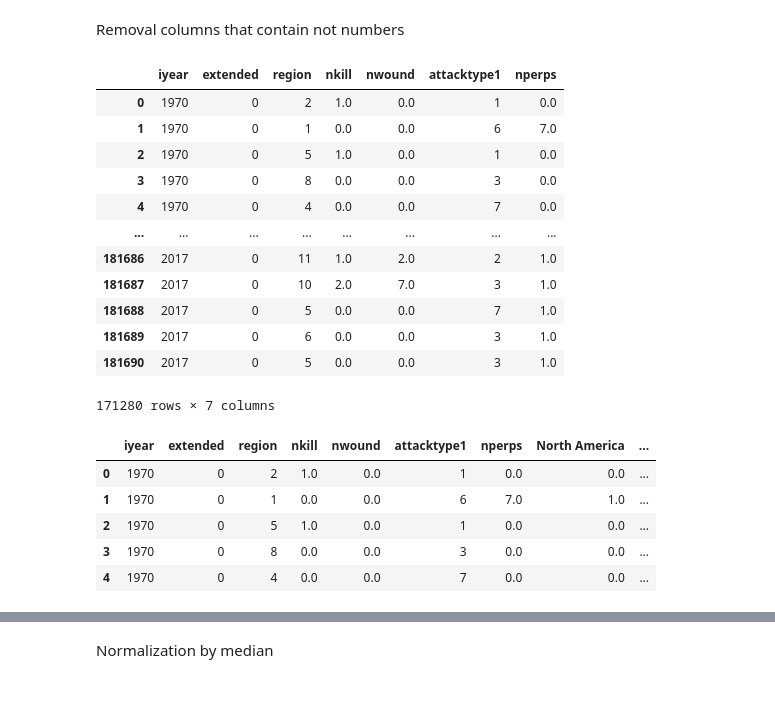
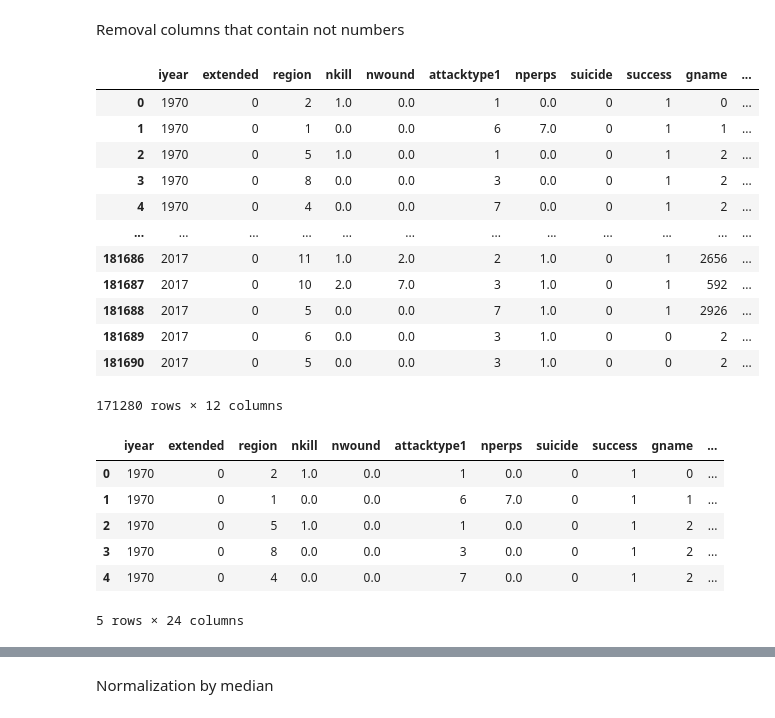
Before and after one commit to GarlicRoll/ML-TerrActs, a Jupyter notebook: MLLAB01.ipynb, the cells around one changed output, grey strips where cells are left out. Cells and saved outputs as stored; diff of their text form; code cells hidden in the pictures.

```diff
--- a/MLLAB01.ipynb
+++ b/MLLAB01.ipynb
@@ -74,0 +97,3 @@ array([[<Axes: title={'center': 'iyear'}>]], dtype=object)
+# %%
+df['gname'] = pd.factorize(df['gname'])[0]
+df
@@ -147,25 +191,25 @@ Removal columns that contain not numbers
 # %%
 df = df.select_dtypes(include='number')
 df = df.fillna(0)
-df = df[["iyear", "extended", "region", "nkill", "nwound", "attacktype1", "nperps"]]
+df = df[["iyear", "extended", "region", "nkill", "nwound", "attacktype1", "nperps", "suicide", "success", "gname", "individual", "targtype1"]]
 df = df.loc[df['nperps'] < 1000]
 df = df.replace([-99], 1)
 df_without_onehot = df
 df
 # %% [output]
-|  | iyear | extended | region | nkill | nwound | attacktype1 | nperps |
-| 0 | 1970 | 0 | 2 | 1.0 | 0.0 | 1 | 0.0 |
-| 1 | 1970 | 0 | 1 | 0.0 | 0.0 | 6 | 7.0 |
-| 2 | 1970 | 0 | 5 | 1.0 | 0.0 | 1 | 0.0 |
-| 3 | 1970 | 0 | 8 | 0.0 | 0.0 | 3 | 0.0 |
-| 4 | 1970 | 0 | 4 | 0.0 | 0.0 | 7 | 0.0 |
-| ... | ... | ... | ... | ... | ... | ... | ... |
-| 181686 | 2017 | 0 | 11 | 1.0 | 2.0 | 2 | 1.0 |
-| 181687 | 2017 | 0 | 10 | 2.0 | 7.0 | 3 | 1.0 |
-| 181688 | 2017 | 0 | 5 | 0.0 | 0.0 | 7 | 1.0 |
-| 181689 | 2017 | 0 | 6 | 0.0 | 0.0 | 3 | 1.0 |
-| 181690 | 2017 | 0 | 5 | 0.0 | 0.0 | 3 | 1.0 |
+|  | iyear | extended | region | nkill | nwound | attacktype1 | nperps | suicide | success | gname | ... |
+| 0 | 1970 | 0 | 2 | 1.0 | 0.0 | 1 | 0.0 | 0 | 1 | 0 | ... |
+| 1 | 1970 | 0 | 1 | 0.0 | 0.0 | 6 | 7.0 | 0 | 1 | 1 | ... |
+| 2 | 1970 | 0 | 5 | 1.0 | 0.0 | 1 | 0.0 | 0 | 1 | 2 | ... |
+| 3 | 1970 | 0 | 8 | 0.0 | 0.0 | 3 | 0.0 | 0 | 1 | 2 | ... |
+| 4 | 1970 | 0 | 4 | 0.0 | 0.0 | 7 | 0.0 | 0 | 1 | 2 | ... |
+| ... | ... | ... | ... | ... | ... | ... | ... | ... | ... | ... | ... |
+| 181686 | 2017 | 0 | 11 | 1.0 | 2.0 | 2 | 1.0 | 0 | 1 | 2656 | ... |
+| 181687 | 2017 | 0 | 10 | 2.0 | 7.0 | 3 | 1.0 | 0 | 1 | 592 | ... |
+| 181688 | 2017 | 0 | 5 | 0.0 | 0.0 | 7 | 1.0 | 0 | 1 | 2926 | ... |
+| 181689 | 2017 | 0 | 6 | 0.0 | 0.0 | 3 | 1.0 | 0 | 0 | 2 | ... |
+| 181690 | 2017 | 0 | 5 | 0.0 | 0.0 | 3 | 1.0 | 0 | 0 | 2 | ... |
-171280 rows × 7 columns
+171280 rows × 12 columns
 # %%
 encoder = OneHotEncoder(handle_unknown='ignore')
 encoder_df = pd.DataFrame(encoder. fit_transform(df[['region']]). toarray ())
@@ -173,12 +217,13 @@ encoder_df.columns = [ "North America", "Central America & Caribbean", "South Am
 final_df = df.join(encoder_df)
 final_df.head()
 # %% [output]
-|  | iyear | extended | region | nkill | nwound | attacktype1 | nperps | North America | ... |
-| 0 | 1970 | 0 | 2 | 1.0 | 0.0 | 1 | 0.0 | 0.0 | ... |
-| 1 | 1970 | 0 | 1 | 0.0 | 0.0 | 6 | 7.0 | 1.0 | ... |
-| 2 | 1970 | 0 | 5 | 1.0 | 0.0 | 1 | 0.0 | 0.0 | ... |
-| 3 | 1970 | 0 | 8 | 0.0 | 0.0 | 3 | 0.0 | 0.0 | ... |
-| 4 | 1970 | 0 | 4 | 0.0 | 0.0 | 7 | 0.0 | 0.0 | ... |
+|  | iyear | extended | region | nkill | nwound | attacktype1 | nperps | suicide | success | gname | ... |
+| 0 | 1970 | 0 | 2 | 1.0 | 0.0 | 1 | 0.0 | 0 | 1 | 0 | ... |
+| 1 | 1970 | 0 | 1 | 0.0 | 0.0 | 6 | 7.0 | 0 | 1 | 1 | ... |
+| 2 | 1970 | 0 | 5 | 1.0 | 0.0 | 1 | 0.0 | 0 | 1 | 2 | ... |
+| 3 | 1970 | 0 | 8 | 0.0 | 0.0 | 3 | 0.0 | 0 | 1 | 2 | ... |
+| 4 | 1970 | 0 | 4 | 0.0 | 0.0 | 7 | 0.0 | 0 | 1 | 2 | ... |
+5 rows × 24 columns
 # %%
 final_df.drop('region', axis= 1 , inplace= True )
 
```
Also changed, not shown: parts of 16 cells of this notebook, 23 other files.
